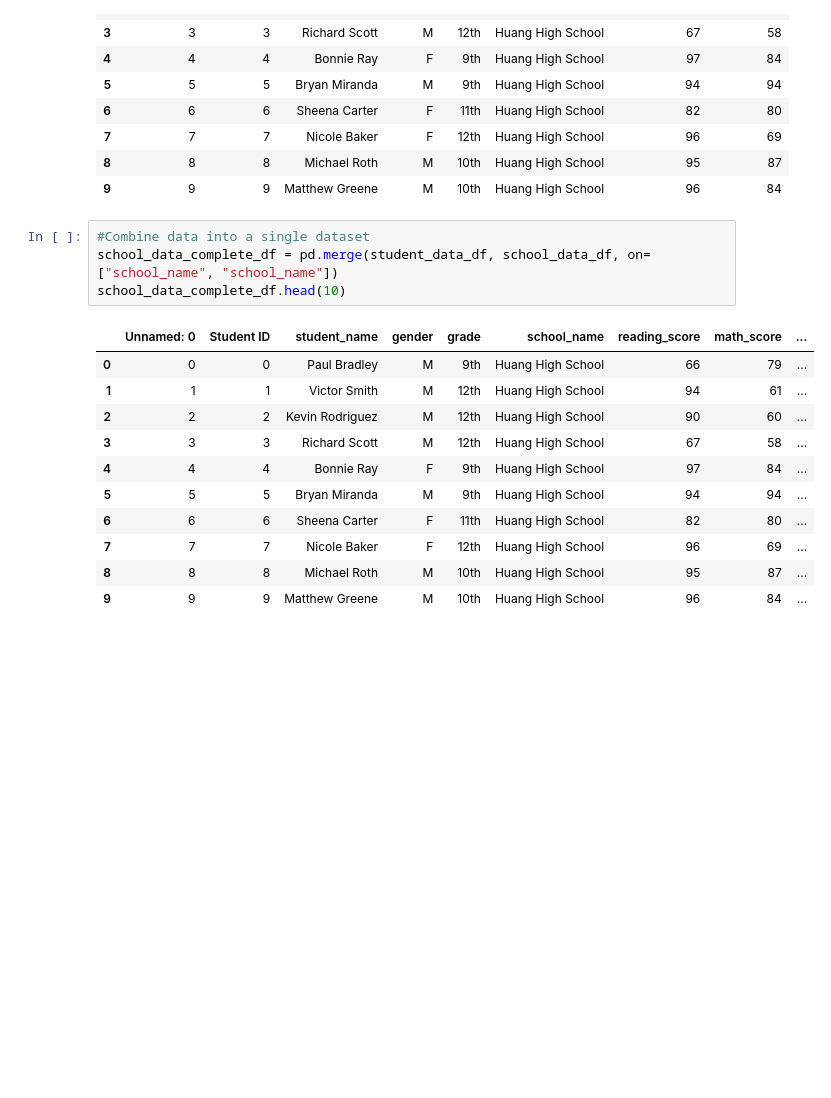
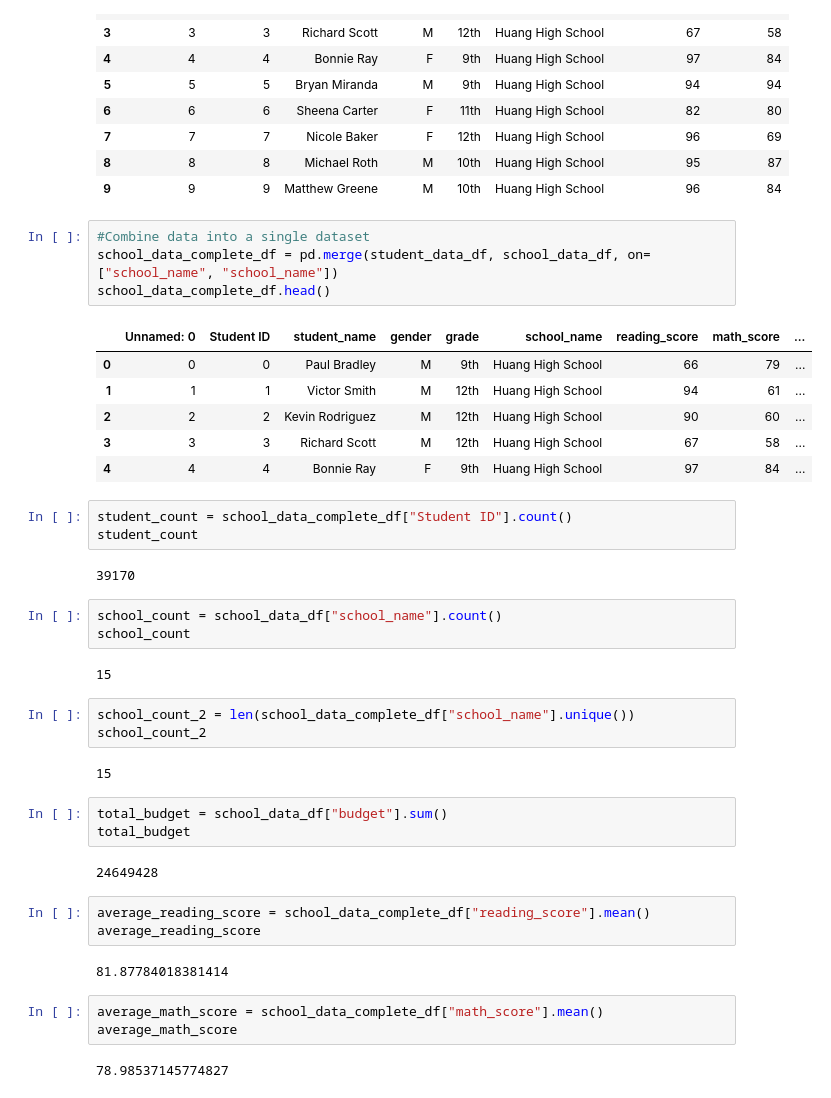
Before and after one commit to ItsEbony/School_District_Analysis, a Jupyter notebook: PyCitySchools.ipynb, the cells around one changed output. Drawn from its saved outputs; the diff is of its cells as text; blank space fills up the shorter version.

```diff
--- a/PyCitySchools.ipynb
+++ b/PyCitySchools.ipynb
@@ -234,16 +234,41 @@ student_data_df.head(10)
 # %%
 #Combine data into a single dataset
 school_data_complete_df = pd.merge(student_data_df, school_data_df, on=["school_name", "school_name"])
-school_data_complete_df.head(10)
+school_data_complete_df.head()
 # %% [output]
 |  | Unnamed: 0 | Student ID | student_name | gender | grade | school_name | reading_score | math_score | ... |
 | 0 | 0 | 0 | Paul Bradley | M | 9th | Huang High School | 66 | 79 | ... |
 | 1 | 1 | 1 | Victor Smith | M | 12th | Huang High School | 94 | 61 | ... |
 | 2 | 2 | 2 | Kevin Rodriguez | M | 12th | Huang High School | 90 | 60 | ... |
 | 3 | 3 | 3 | Richard Scott | M | 12th | Huang High School | 67 | 58 | ... |
 | 4 | 4 | 4 | Bonnie Ray | F | 9th | Huang High School | 97 | 84 | ... |
-| 5 | 5 | 5 | Bryan Miranda | M | 9th | Huang High School | 94 | 94 | ... |
-| 6 | 6 | 6 | Sheena Carter | F | 11th | Huang High School | 82 | 80 | ... |
-| 7 | 7 | 7 | Nicole Baker | F | 12th | Huang High School | 96 | 69 | ... |
-| 8 | 8 | 8 | Michael Roth | M | 10th | Huang High School | 95 | 87 | ... |
-| 9 | 9 | 9 | Matthew Greene | M | 10th | Huang High School | 96 | 84 | ... |
+# %%
+student_count = school_data_complete_df["Student ID"].count()
+student_count
+# %% [output]
+39170
+# %%
+school_count = school_data_df["school_name"].count()
+school_count
+# %% [output]
+15
+# %%
+school_count_2 = len(school_data_complete_df["school_name"].unique())
+school_count_2
+# %% [output]
+15
+# %%
+total_budget = school_data_df["budget"].sum()
+total_budget
+# %% [output]
+24649428
+# %%
+average_reading_score = school_data_complete_df["reading_score"].mean()
+average_reading_score
+# %% [output]
+81.87784018381414
+# %%
+average_math_score = school_data_complete_df["math_score"].mean()
+average_math_score
+# %% [output]
+78.98537145774827
```
Also changed, not shown: parts of 22 cells of this notebook, 1 other file.
